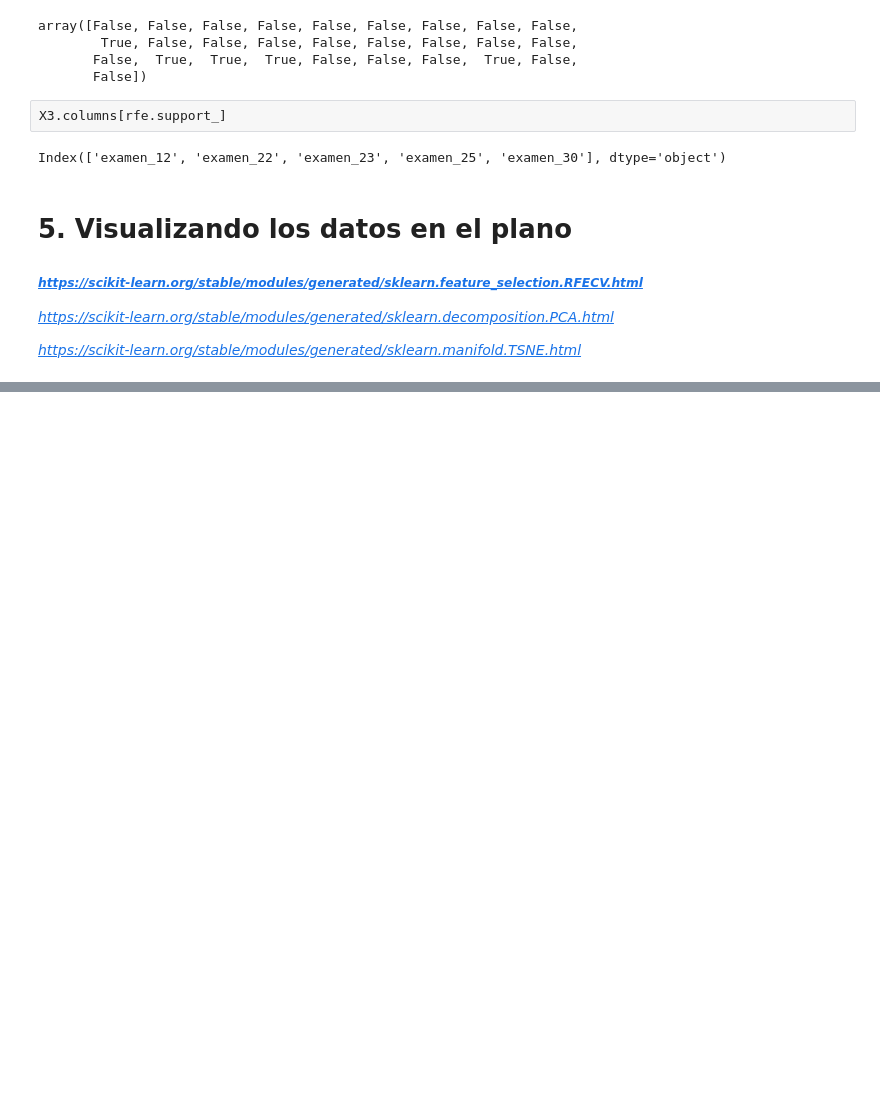
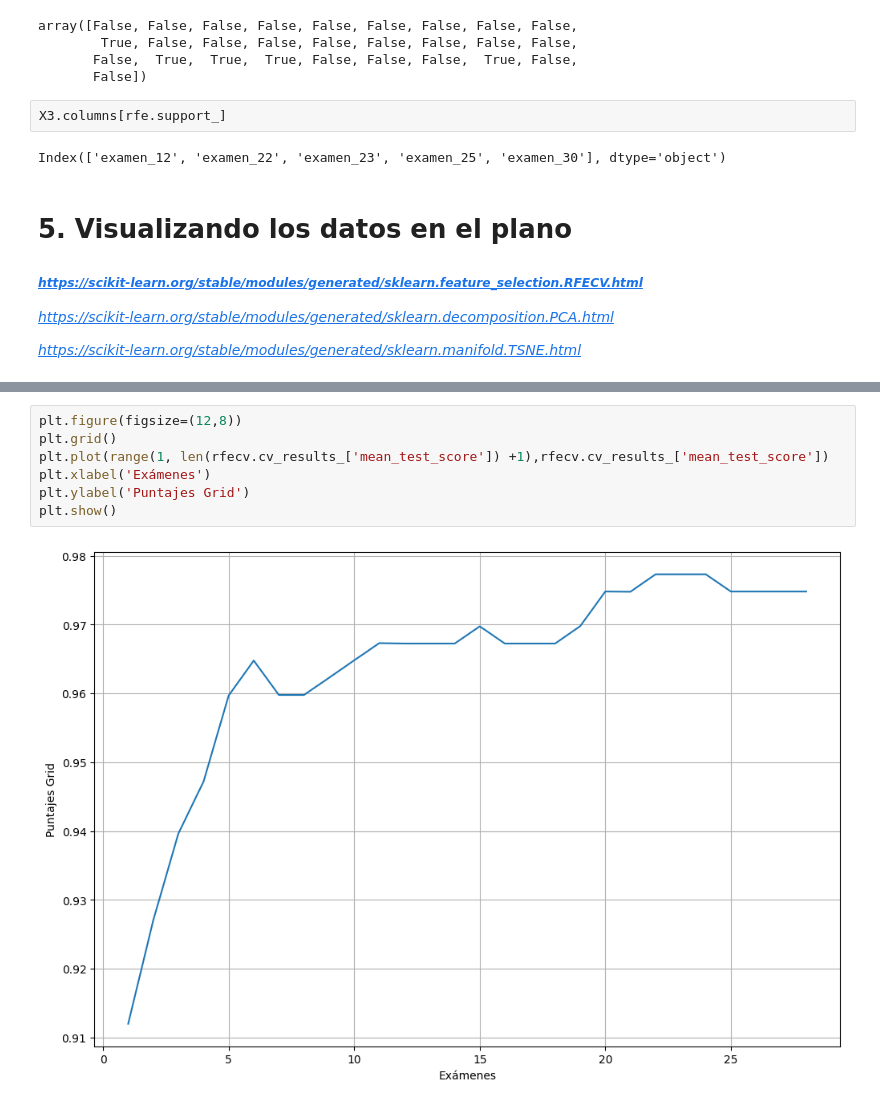
Before and after one commit to MiguelFigueroa02/1820-machine-learning-lidiando-con-datos-de-muchas-dimensiones, a Jupyter notebook: dimensionality_reduction.ipynb, the cells around one changed output, grey strips where cells are left out. Saved outputs shown, nothing was run; the diff lists cells and outputs as text; blank space fills up the shorter version.

```diff
--- a/dimensionality_reduction.ipynb
+++ b/dimensionality_reduction.ipynb
@@ -437,0 +485,9 @@ Index(['examen_12', 'examen_22', 'examen_23', 'examen_25', 'examen_30'], dtype='
+# %%
+plt.figure(figsize=(12,8))
+plt.grid()
+plt.plot(range(1, len(rfecv.cv_results_['mean_test_score']) +1),rfecv.cv_results_['mean_test_score'])
+plt.xlabel('Exámenes')
+plt.ylabel('Puntajes Grid')
+plt.show()
+# %% [output]
+[figure, added]
```
Also changed, not shown: parts of 21 cells of this notebook.
